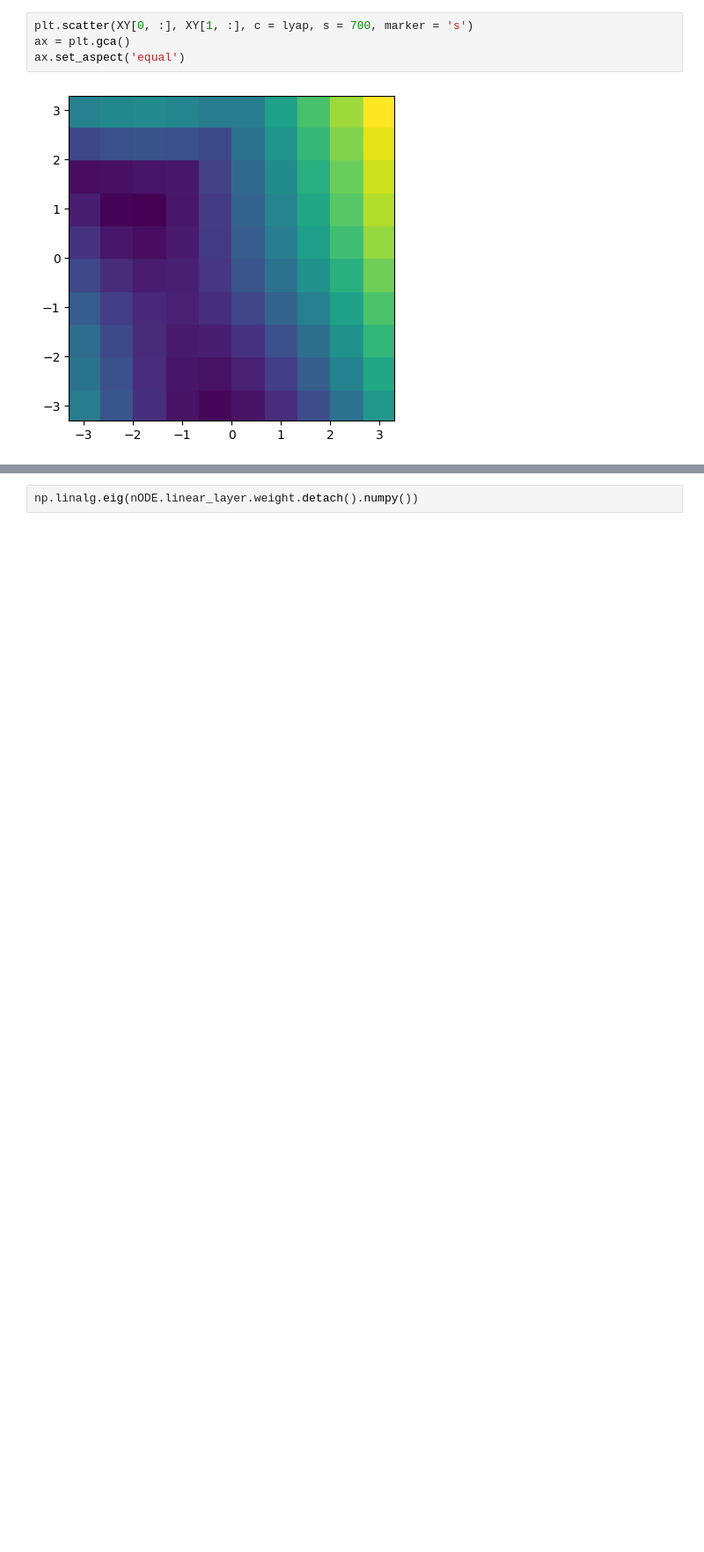
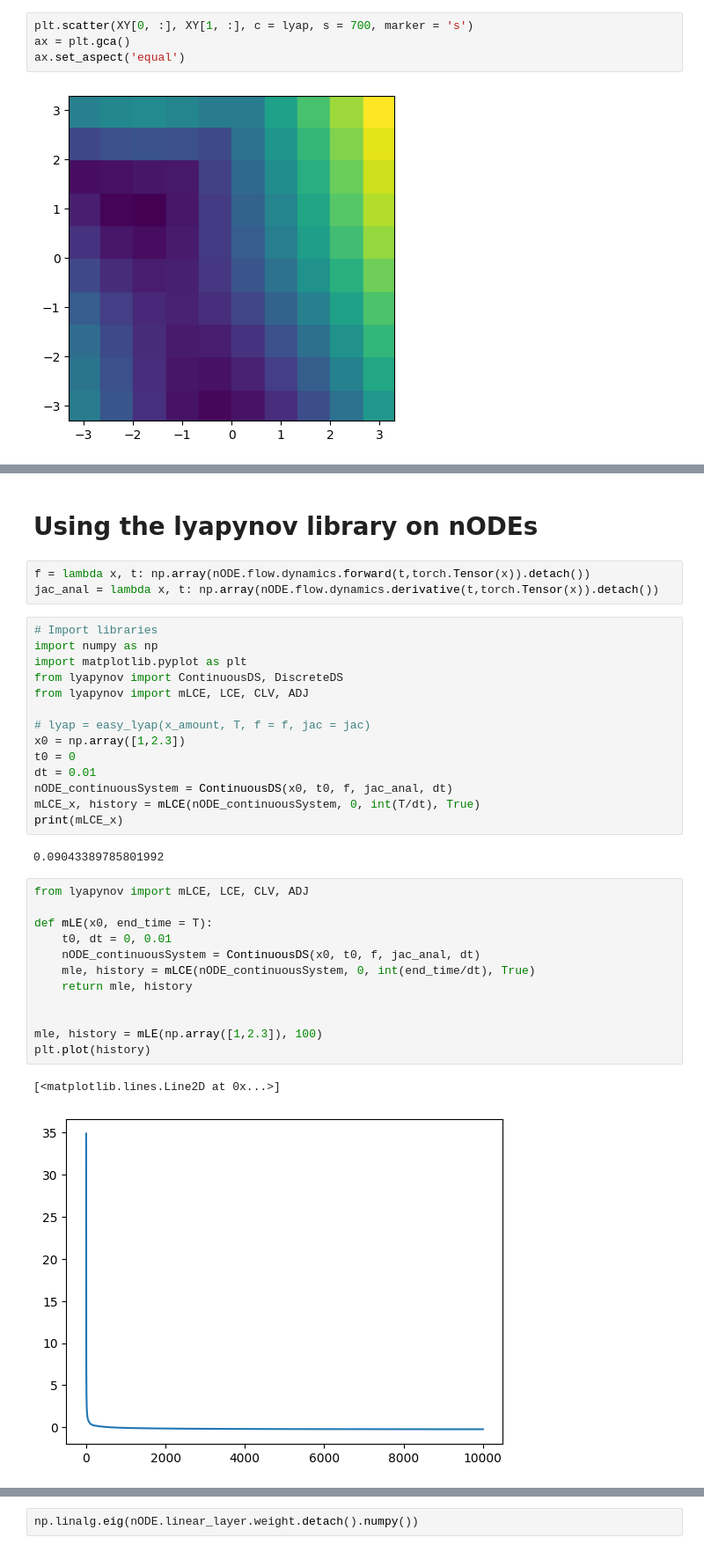
Before and after one commit to elenaquei/TUM_nODE, a Jupyter notebook: tests_Lyapunov.ipynb, the cells around one changed output, grey strips where cells are left out. Shown at 88% size. Cells and saved outputs as stored; diff of their text form; blank space fills up the shorter version.

Commit message:
lyapynov library added for comparison

```diff
--- a/tests_Lyapunov.ipynb
+++ b/tests_Lyapunov.ipynb
@@ -486,0 +476,36 @@ nODE.linear_layer.weight
+# %% [markdown]
+# Using the lyapynov library on nODEs
+# %%
+f = lambda x, t: np.array(nODE.flow.dynamics.forward(t,torch.Tensor(x)).detach())
+jac_anal = lambda x, t: np.array(nODE.flow.dynamics.derivative(t,torch.Tensor(x)).detach())
+# %%
+# Import libraries
+import numpy as np
+import matplotlib.pyplot as plt
+from lyapynov import ContinuousDS, DiscreteDS
+from lyapynov import mLCE, LCE, CLV, ADJ
+
+# lyap = easy_lyap(x_amount, T, f = f, jac = jac)
+x0 = np.array([1,2.3])
+t0 = 0
+dt = 0.01
+nODE_continuousSystem = ContinuousDS(x0, t0, f, jac_anal, dt)
+mLCE_x, history = mLCE(nODE_continuousSystem, 0, int(T/dt), True)
+print(mLCE_x)
+# %% [output]
+0.09043389785801992
+# %%
+from lyapynov import mLCE, LCE, CLV, ADJ
+
+def mLE(x0, end_time = T):
+    t0, dt = 0, 0.01
+    nODE_continuousSystem = ContinuousDS(x0, t0, f, jac_anal, dt)
+    mle, history = mLCE(nODE_continuousSystem, 0, int(end_time/dt), True)
+    return mle, history
+
+
+mle, history = mLE(np.array([1,2.3]), 100)
+plt.plot(history)
+# %% [output]
+[<matplotlib.lines.Line2D at 0x...>]
+[figure, added]
```
Also changed, not shown: parts of 26 cells of this notebook, 5 other files.
